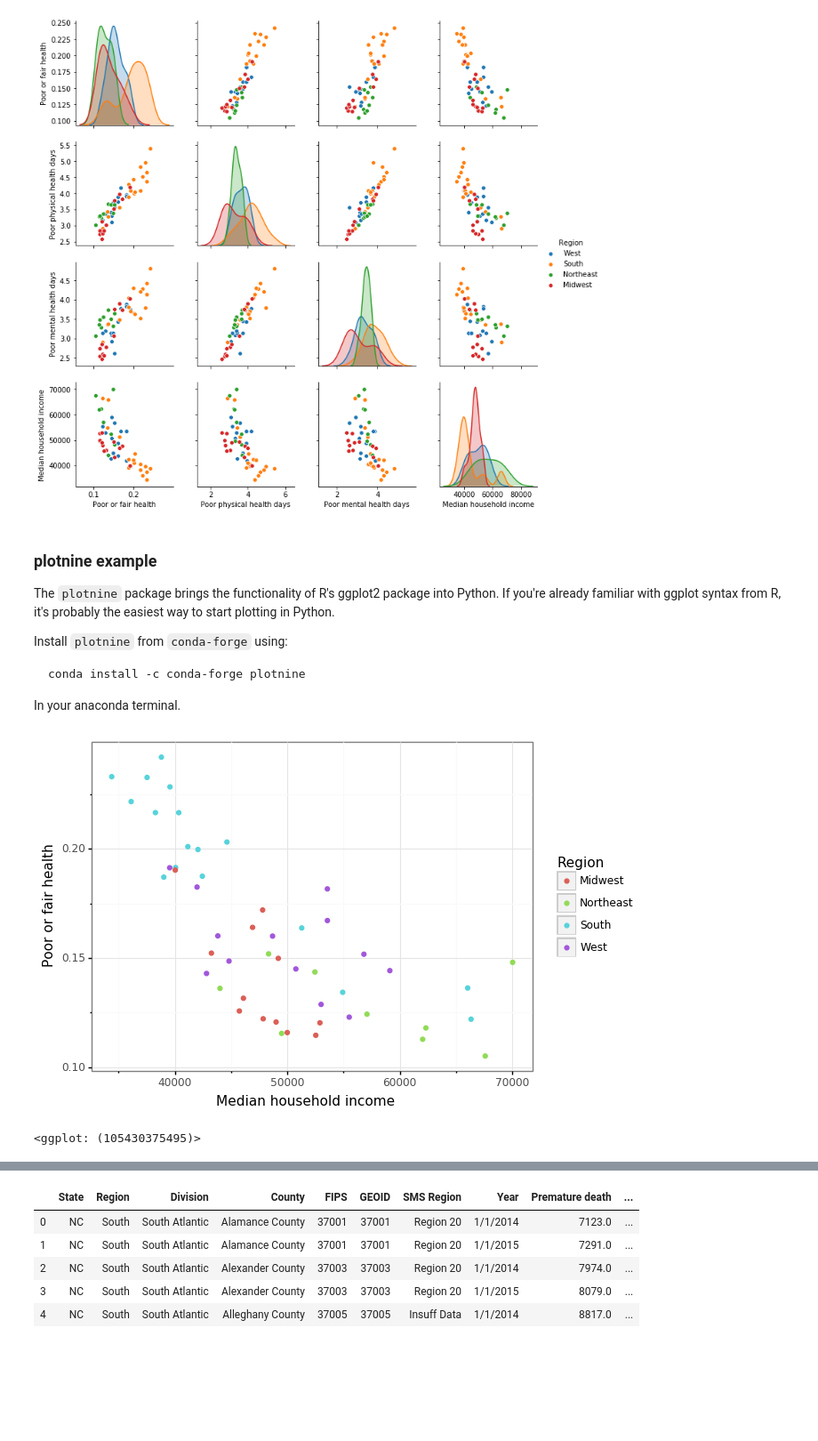
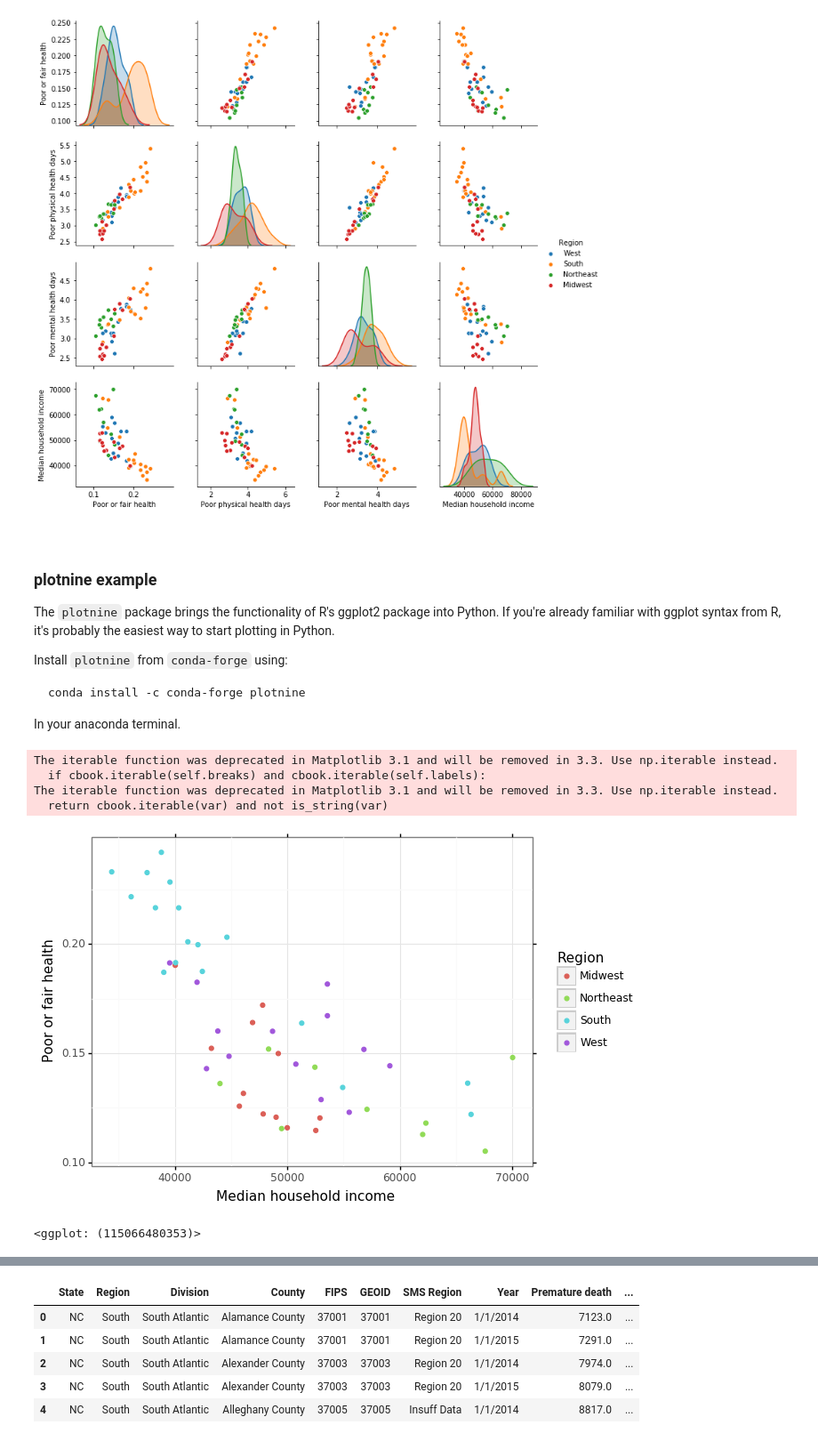
Before and after one commit to UNC-Libraries-data/Python, a Jupyter notebook: Jupyter/Pandas.ipynb, the cells around one changed output, grey strips where cells are left out. Shown at 89% size. Saved outputs shown, nothing was run; the diff lists cells and outputs as text; code cells hidden in the pictures; blank space fills up the shorter version.

```diff
--- a/Jupyter/Pandas.ipynb
+++ b/Jupyter/Pandas.ipynb
@@ -218,6 +377,8 @@ sns.pairplot(states,hue="Region")
 <seaborn.axisgrid.PairGrid at 0x...>
 [figure]
 # %% [markdown]
+&nbsp;
+
 ### plotnine example
 
 The `plotnine` package brings the functionality of R's ggplot2 package into Python.  If you're already familiar with ggplot syntax from R, it's probably the easiest way to start plotting in Python.
@@ -229,13 +390,19 @@ conda install -c conda-forge plotnine
 In your anaconda terminal.
 # %%
 from plotnine import *
-#using this syntax means we won't have to refer to functions from plotnine with plotnine.<function>
-#this makes plotnine code even more similar to R's ggplot functions
+#Using this syntax means we won't have to refer to functions from plotnine with plotnine.<function>
+#This makes plotnine code even more similar to R's ggplot functions
 
-(ggplot(data=states,mapping=aes(x="Median household income",y="Poor or fair health",color="Region"))
+(ggplot(data = states,mapping = aes(x = "Median household income",
+                                    y = "Poor or fair health",
+                                    color = "Region"))
 +geom_point()
 +theme_bw())
 # %% [output]
+The iterable function was deprecated in Matplotlib 3.1 and will be removed in 3.3. Use np.iterable instead.
+  if cbook.iterable(self.breaks) and cbook.iterable(self.labels):
+The iterable function was deprecated in Matplotlib 3.1 and will be removed in 3.3. Use np.iterable instead.
+  return cbook.iterable(var) and not is_string(var)
-[figure, old version]
+[figure, new version]
-<ggplot: (105430375495)>
+<ggplot: (115066480353)>
 # %% [markdown]
```
Also changed, not shown: parts of 67 cells of this notebook, 6 other files.
